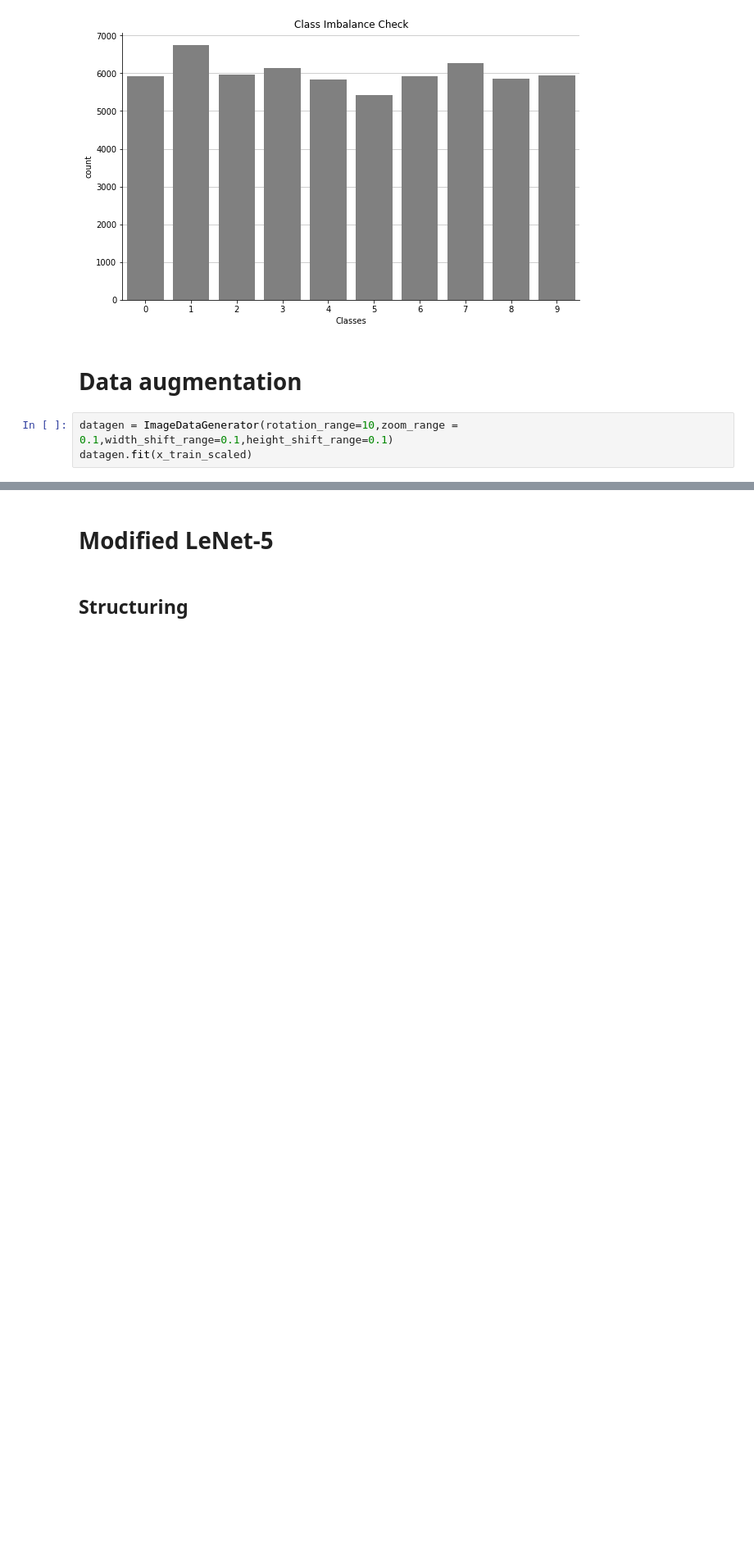
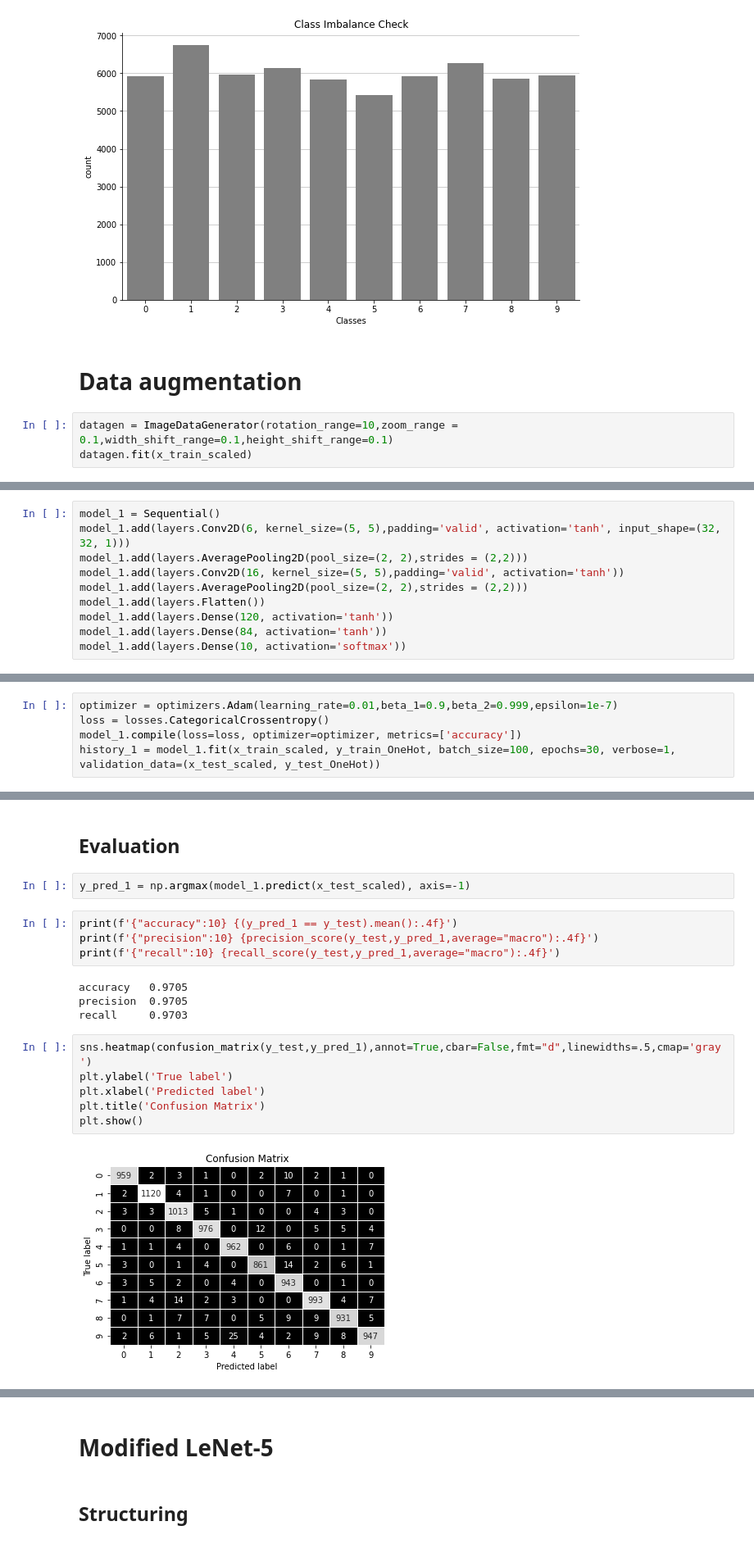
Before and after one commit to abdelrahmanfekryy/Machine_Learning_Case_Study, a Jupyter notebook: Handwritten_Digits_Recognition_Web_App/main.ipynb, the cells around one changed output, grey strips where cells are left out. Shown at 82% size. Drawn from its saved outputs; the diff is of its cells as text; blank space fills up the shorter version.

```diff
--- a/Handwritten_Digits_Recognition_Web_App/main.ipynb
+++ b/Handwritten_Digits_Recognition_Web_App/main.ipynb
@@ -178,0 +209,10 @@ plt.show()
+# %%
+model_1 = Sequential()
+model_1.add(layers.Conv2D(6, kernel_size=(5, 5),padding='valid', activation='tanh', input_shape=(32, 32, 1)))
+model_1.add(layers.AveragePooling2D(pool_size=(2, 2),strides = (2,2)))
+model_1.add(layers.Conv2D(16, kernel_size=(5, 5),padding='valid', activation='tanh'))
+model_1.add(layers.AveragePooling2D(pool_size=(2, 2),strides = (2,2)))
+model_1.add(layers.Flatten())
+model_1.add(layers.Dense(120, activation='tanh'))
+model_1.add(layers.Dense(84, activation='tanh'))
+model_1.add(layers.Dense(10, activation='softmax'))
@@ -178,0 +221,5 @@ plt.show()
+# %%
+optimizer = optimizers.Adam(learning_rate=0.01,beta_1=0.9,beta_2=0.999,epsilon=1e-7)
+loss = losses.CategoricalCrossentropy()
+model_1.compile(loss=loss, optimizer=optimizer, metrics=['accuracy'])
+history_1 = model_1.fit(x_train_scaled, y_train_OneHot, batch_size=100, epochs=30, verbose=1, validation_data=(x_test_scaled, y_test_OneHot))
@@ -178,0 +244,20 @@ plt.show()
+# %% [markdown]
+## Evaluation
+# %%
+y_pred_1 = np.argmax(model_1.predict(x_test_scaled), axis=-1)
+# %%
+print(f'{"accuracy":10} {(y_pred_1 == y_test).mean():.4f}')
+print(f'{"precision":10} {precision_score(y_test,y_pred_1,average="macro"):.4f}')
+print(f'{"recall":10} {recall_score(y_test,y_pred_1,average="macro"):.4f}')
+# %% [output]
+accuracy   0.9705
+precision  0.9705
+recall     0.9703
+# %%
+sns.heatmap(confusion_matrix(y_test,y_pred_1),annot=True,cbar=False,fmt="d",linewidths=.5,cmap='gray')
+plt.ylabel('True label')
+plt.xlabel('Predicted label')
+plt.title('Confusion Matrix')
+plt.show()
+# %% [output]
+[figure, added]
```
Also changed, not shown: parts of 20 cells of this notebook, 3 other files.
